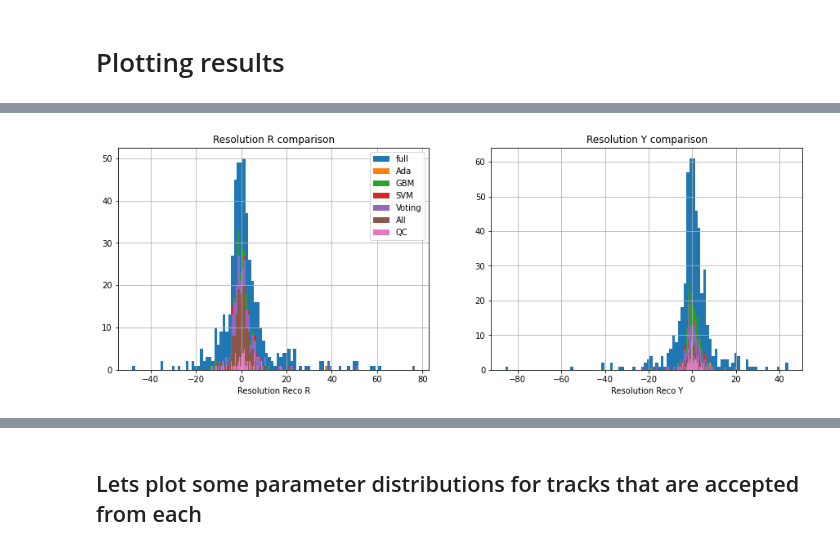
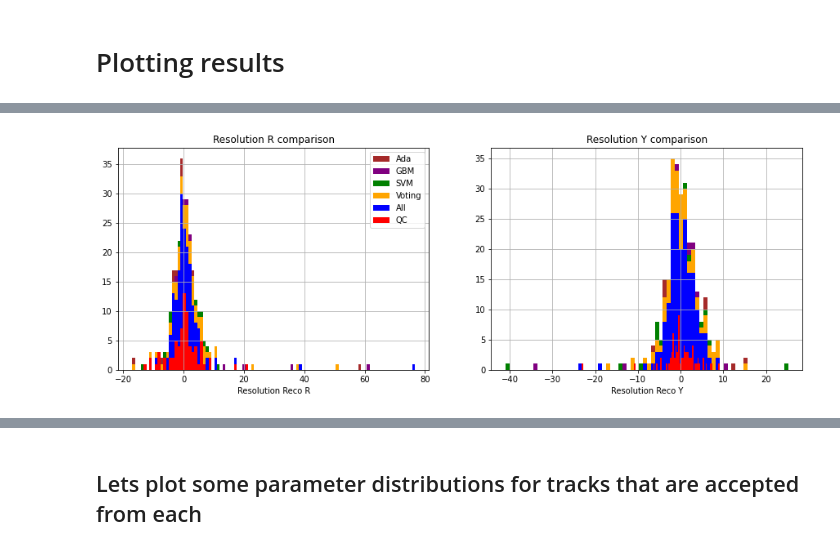
Before and after one commit to ekraegeloh/ML_tracking, a Jupyter notebook: track_quality/track_selection.ipynb, the cells around one changed output, grey strips where cells are left out. Drawn from its saved outputs; the diff is of its cells as text; code cells hidden in the pictures.

```diff
--- a/track_quality/track_selection.ipynb
+++ b/track_quality/track_selection.ipynb
@@ -392,11 +423,11 @@ weighted avg       0.69      0.68      0.67       149
 # %%
 from sklearn.metrics import roc_curve, auc
 
-ccp_alphas = [0, 0.0001, 0.0005, 0.001, 0.003, 0.006, 0.01]
+ccp_alphas = [0, 0.0001, 0.0005, 0.001, 0.003, 0.006, 0.01,0.03]
 train_results = []
 test_results = []
 for ccp_alpha in ccp_alphas:
-    model = GradientBoostingClassifier(n_estimators=1000, learning_rate=0.75, ccp_alpha=ccp_alpha)
+    model = GradientBoostingClassifier(n_estimators=500, learning_rate=0.25, ccp_alpha=ccp_alpha)
     model.fit(X_train, y_train)
 
     train_pred = model.predict(X_train)
@@ -421,2 +452,3 @@ plt.show()
 # %%
-clf_gbm = GradientBoostingClassifier(n_estimators=1000, learning_rate=0.75, ccp_alpha=0.001).fit(X_train,y_train)
+clf_gbm = GradientBoostingClassifier(n_estimators=200, learning_rate=0.25, ccp_alpha=0.003).fit(X_train,y_train)
+clf_gbm.score(X_test, y_test)
@@ -491,2 +525,3 @@ weighted avg       0.69      0.68      0.68       396
 # %%
-clf_svm = svm.SVC(kernel='linear', C=1).fit(X_train, y_train)
+clf_svm = svm.SVC(kernel='linear', C=10).fit(X_train, y_train)
+clf_svm.score(X_test, y_test)
@@ -555,2 +592,3 @@ weighted avg       0.67      0.66      0.66       149
 # %%
-clf_ada = AdaBoostClassifier(n_estimators=50, learning_rate=0.1).fit(X_train, y_train)
+clf_ada = AdaBoostClassifier(n_estimators=500, learning_rate=0.01).fit(X_train, y_train)
+clf_ada.score(X_test, y_test)
@@ -685,26 +776,38 @@ Text(0.5, 1.0, 'Precision-Recall curve')
 # %%
 fig, ax = plt.subplots(1,2, figsize=(15,5) )
-ax[0].hist( df_cutout['ResolVertexR'], bins=100, label='full' )
-ax[0].hist( df_cutout.loc[df_cutout['y_ada']>0, 'ResolVertexR'], bins=100, label='Ada')
-ax[0].hist( df_cutout.loc[df_cutout['y_gbm']>0, 'ResolVertexR'], bins=100, label='GBM')
-ax[0].hist( df_cutout.loc[df_cutout['y_svm']>0, 'ResolVertexR'], bins=100, label='SVM')
-ax[0].hist( df_cutout.loc[df_cutout['y_voting']>0, 'ResolVertexR'], bins=100, label='Voting')
-ax[0].hist( df_cutout.loc[df_cutout['y_all']>0, 'ResolVertexR'], bins=100, label='All')
-ax[0].hist( qdf['ResolVertexR'], bins=100, label='QC')
+ada=df_cutout.loc[df_cutout['y_ada']>0, 'ResolVertexR']
+gbm=df_cutout.loc[df_cutout['y_gbm']>0, 'ResolVertexR']
+svm=df_cutout.loc[df_cutout['y_svm']>0, 'ResolVertexR']
+voting=df_cutout.loc[df_cutout['y_voting']>0, 'ResolVertexR']
+all3  =df_cutout.loc[df_cutout['y_all']>0, 'ResolVertexR']
+qc    =qdf['ResolVertexR']
+bins=np.histogram(np.hstack((ada,gbm,svm,voting,all3,qc)), bins=100)[1]
+ax[0].hist( df_cutout.loc[df_cutout['y_ada']>0, 'ResolVertexR'], bins=bins, color='brown',label='Ada')
+ax[0].hist( df_cutout.loc[df_cutout['y_gbm']>0, 'ResolVertexR'], bins=bins, color='purple',label='GBM')
+ax[0].hist( df_cutout.loc[df_cutout['y_svm']>0, 'ResolVertexR'], bins=bins, color='green',label='SVM')
+ax[0].hist( df_cutout.loc[df_cutout['y_voting']>0, 'ResolVertexR'], bins=bins, color='orange', label='Voting')
+ax[0].hist( df_cutout.loc[df_cutout['y_all']>0, 'ResolVertexR'], bins=bins, color='blue', label='All')
+ax[0].hist( qdf['ResolVertexR'], bins=bins, color='red', label='QC')
 ax[0].set_xlabel("Resolution Reco R")
 ax[0].set_title("Resolution R comparison")
 ax[0].legend()
 ax[0].grid()
 
-ax[1].hist( df_cutout['ResolVertexY'], bins=100, label='full' )
-ax[1].hist( df_cutout.loc[df_cutout['y_ada']>0, 'ResolVertexY'], bins=100, label='Ada')
-ax[1].hist( df_cutout.loc[df_cutout['y_gbm']>0, 'ResolVertexY'], bins=100, label='GBM')
-ax[1].hist( df_cutout.loc[df_cutout['y_svm']>0, 'ResolVertexY'], bins=100, label='SVM')
-ax[1].hist( df_cutout.loc[df_cutout['y_voting']>0, 'ResolVertexY'], bins=100, label='Voting')
-ax[1].hist( df_cutout.loc[df_cutout['y_all']>0, 'ResolVertexY'], bins=100, label='All')
-ax[1].hist( qdf['ResolVertexY'], bins=100, label='QC')
+ada=df_cutout.loc[df_cutout['y_ada']>0, 'ResolVertexY']
+gbm=df_cutout.loc[df_cutout['y_gbm']>0, 'ResolVertexY']
+svm=df_cutout.loc[df_cutout['y_svm']>0, 'ResolVertexY']
+voting=df_cutout.loc[df_cutout['y_voting']>0, 'ResolVertexY']
+all3  =df_cutout.loc[df_cutout['y_all']>0, 'ResolVertexY']
+qc    =qdf['ResolVertexY']
+bins=np.histogram(np.hstack((ada,gbm,svm,voting,all3,qc)), bins=70)[1]
+ax[1].hist( df_cutout.loc[df_cutout['y_ada']>0, 'ResolVertexY'], bins=bins, color='brown',label='Ada')
+ax[1].hist( df_cutout.loc[df_cutout['y_gbm']>0, 'ResolVertexY'], bins=bins, color='purple',label='GBM')
+ax[1].hist( df_cutout.loc[df_cutout['y_svm']>0, 'ResolVertexY'], bins=bins, color='green',label='SVM')
+ax[1].hist( df_cutout.loc[df_cutout['y_voting']>0, 'ResolVertexY'], bins=bins, color='orange', label='Voting')
+ax[1].hist( df_cutout.loc[df_cutout['y_all']>0, 'ResolVertexY'], bins=bins, color='blue', label='All')
+ax[1].hist( qdf['ResolVertexY'], bins=100, color='red', label='QC')
 ax[1].set_xlabel("Resolution Reco Y")
 ax[1].set_title("Resolution Y comparison")
 ax[1].grid()
 # %% [output]
-[figure, old version]
+[figure, new version]
```
Also changed, not shown: parts of 40 cells of this notebook, 2 other files.
